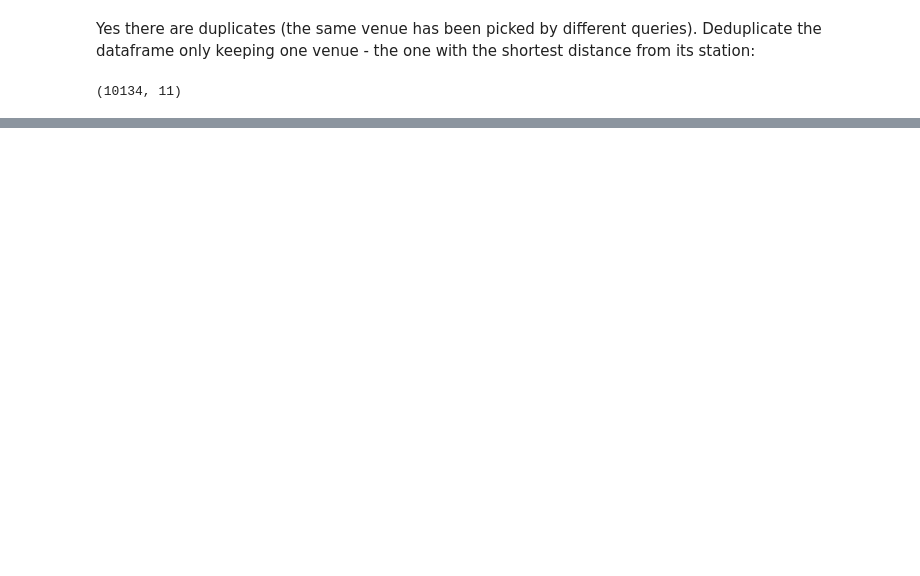
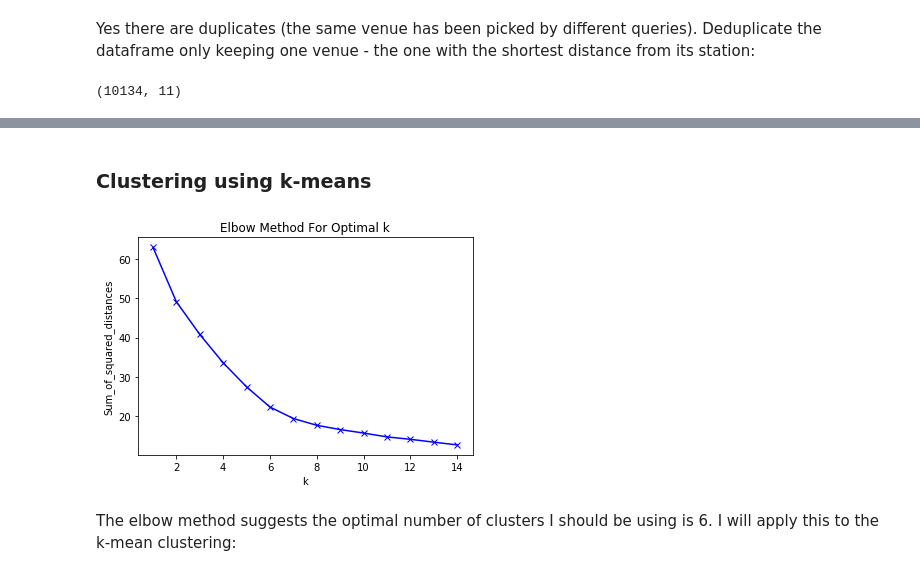
Before and after one commit to walterdantino/Coursera-Data-Science, a Jupyter notebook: London Stations Clustering.ipynb, the cells around one changed output, grey strips where cells are left out. Drawn from its saved outputs; the diff is of its cells as text; code cells hidden in the pictures; blank space fills up the shorter version.

```diff
--- a/London Stations Clustering.ipynb
+++ b/London Stations Clustering.ipynb
@@ -280,0 +531,33 @@ london_venues.loc[london_venues['Venue ID'] == '5c66c388947c05003948a783']
+# %% [markdown]
+### Clustering using k-means
+# %%
+
+london_grouped = london_onehot.groupby('Neighborhood').mean().reset_index()
+london_grouped_clustering = london_grouped.drop('Neighborhood', 1)
+
+# import k-means from clustering stage
+from sklearn.cluster import KMeans
+Sum_of_squared_distances = []
+K = range(1,15)
+for k in K:
+    km = KMeans(n_clusters=k)
+    km = km.fit(london_grouped_clustering)
+    Sum_of_squared_distances.append(km.inertia_)
+
+
+# Import required packages
+import pandas as pd
+from sklearn.preprocessing import MinMaxScaler
+from sklearn.cluster import KMeans
+import matplotlib.pyplot as plt
+
+
+plt.plot(K, Sum_of_squared_distances, 'bx-')
+plt.xlabel('k')
+plt.ylabel('Sum_of_squared_distances')
+plt.title('Elbow Method For Optimal k')
+plt.show()
+# %% [output]
+[figure, added]
+# %% [markdown]
+The elbow method suggests the optimal number of clusters I should be using is 6. I will apply this to the k-mean clustering:
```
Also changed, not shown: parts of 42 cells of this notebook.
